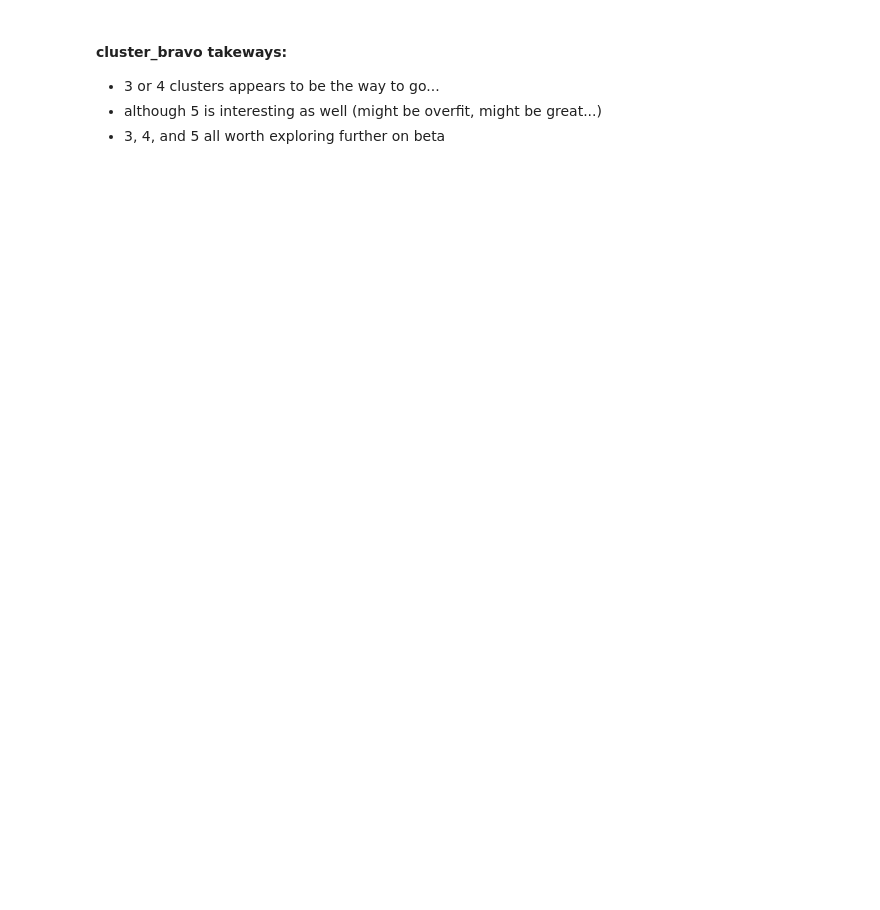
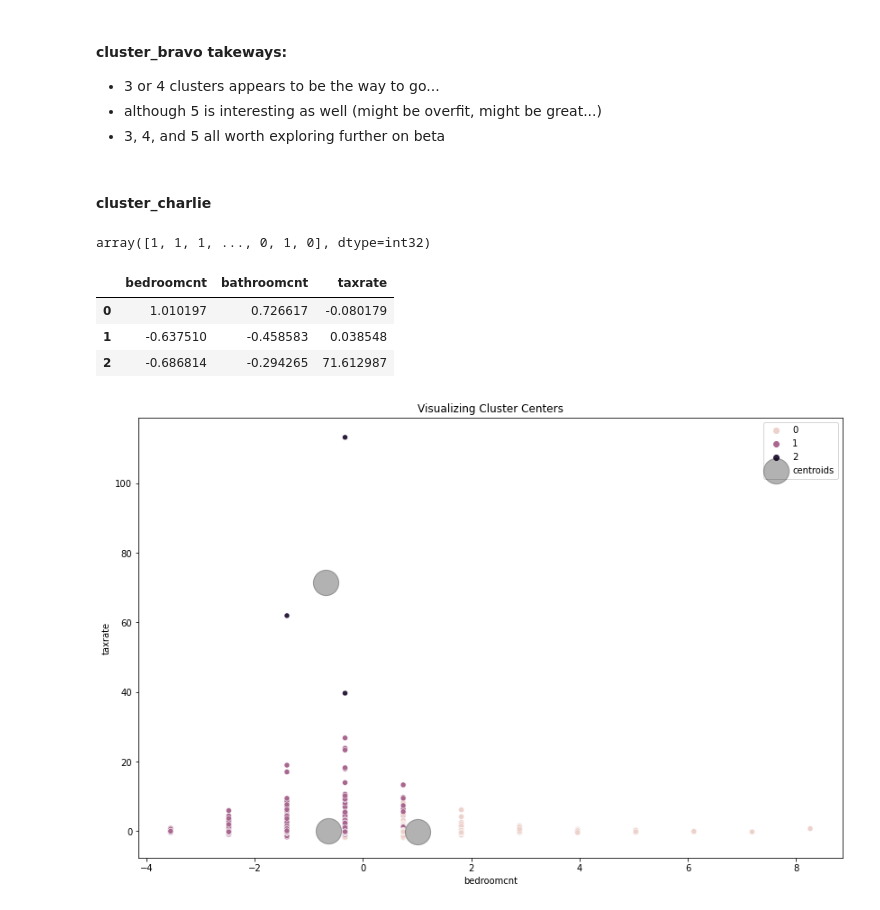
Before and after one commit to Tyler-Applegate/zillow-clustering-project, a Jupyter notebook: final_report.ipynb, the cells around one changed output. Drawn from its saved outputs; the diff is of its cells as text; code cells hidden in the pictures; blank space fills up the shorter version.

```diff
--- a/final_report.ipynb
+++ b/final_report.ipynb
@@ -522,3 +522,5 @@ There is evidence to support that the logerror is different in the clusters.
 - 3 or 4 clusters appears to be the way to go...
 - although 5 is interesting as well (might be overfit, might be great...)
 - 3, 4, and 5 all worth exploring further on beta
+# %% [markdown]
+#### cluster_charlie
@@ -524,0 +536,48 @@ There is evidence to support that the logerror is different in the clusters.
+# %%
+# sklearn implementation of KMeans
+
+#define the thing
+kmeans = KMeans(n_clusters=3, random_state = 1221)
+
+# fit the thing
+kmeans.fit(X2_train_scaled)
+
+# Use (predict using) the thing
+kmeans.predict(X2_train_scaled)
+# %% [output]
+array([1, 1, 1, ..., 0, 1, 0], dtype=int32)
+# %%
+# make a new column names cluster in train_scaled and X_train_scaled dataframe
+train_scaled['cluster_charlie'] = kmeans.predict(X2_train_scaled)
+
+X_train_scaled['cluster_charlie'] = kmeans.predict(X2_train_scaled)
+X_validate_scaled['cluster_charlie'] = kmeans.predict(X2_validate_scaled)
+X_test_scaled['cluster_charlie'] = kmeans.predict(X2_test_scaled)
+# %%
+# Make a dataframe
+centroids_scaled = pd.DataFrame(kmeans.cluster_centers_, columns = X2_train.columns)
+centroids_scaled
+# %% [output]
+|  | bedroomcnt | bathroomcnt | taxrate |
+| 0 | 1.010197 | 0.726617 | -0.080179 |
+| 1 | -0.637510 | -0.458583 | 0.038548 |
+| 2 | -0.686814 | -0.294265 | 71.612987 |
+# %%
+# lets visualize the clusters along with the centers on scaled data.
+
+plt.figure(figsize=(14, 9))
+
+# scatter plot of data with hue for cluster
+sns.scatterplot(x = 'bedroomcnt', y = 'taxrate', data = X_train_scaled, hue = 'cluster_charlie')
+
+# plot cluster centers (centroids)
+centroids_scaled.plot.scatter(x= 'bedroomcnt', y = 'taxrate',
+                              ax = plt.gca(),
+                              s = 800, color = 'k',
+                              alpha = 0.3,
+                              label = 'centroids')
+
+plt.title('Visualizing Cluster Centers')
+plt.legend();
+# %% [output]
+[figure, added]
```
Also changed, not shown: parts of 32 cells of this notebook, 1 other file.
